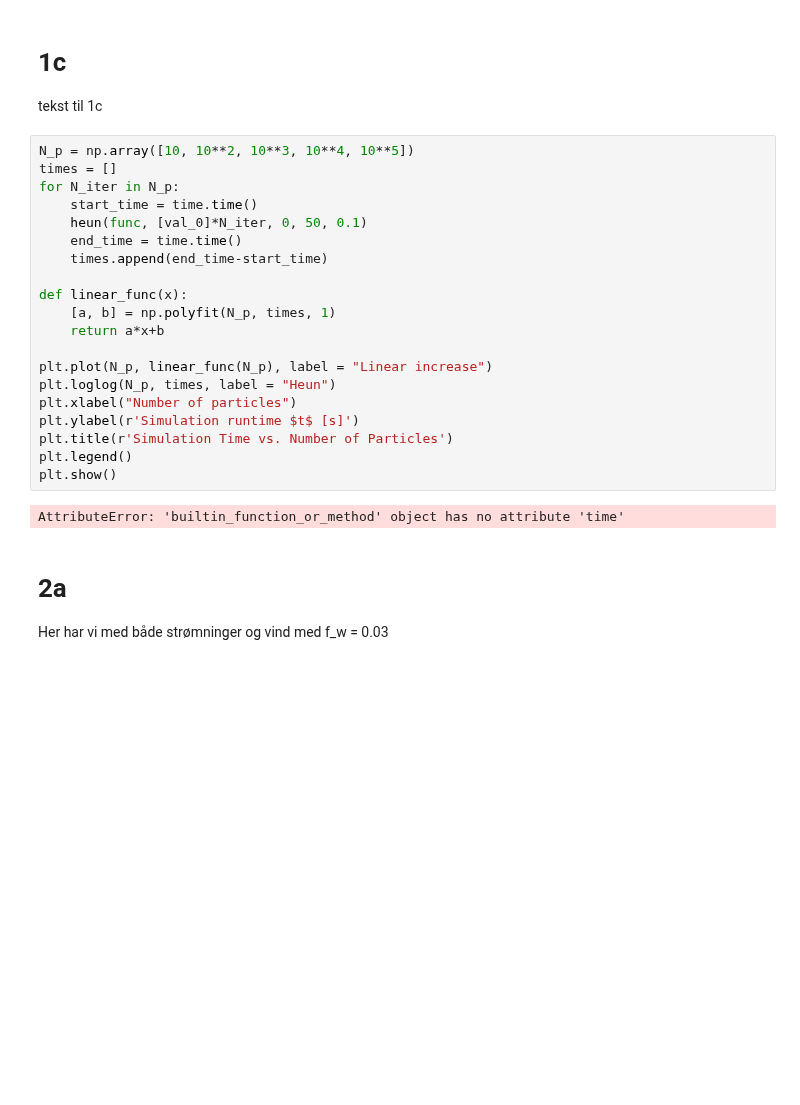
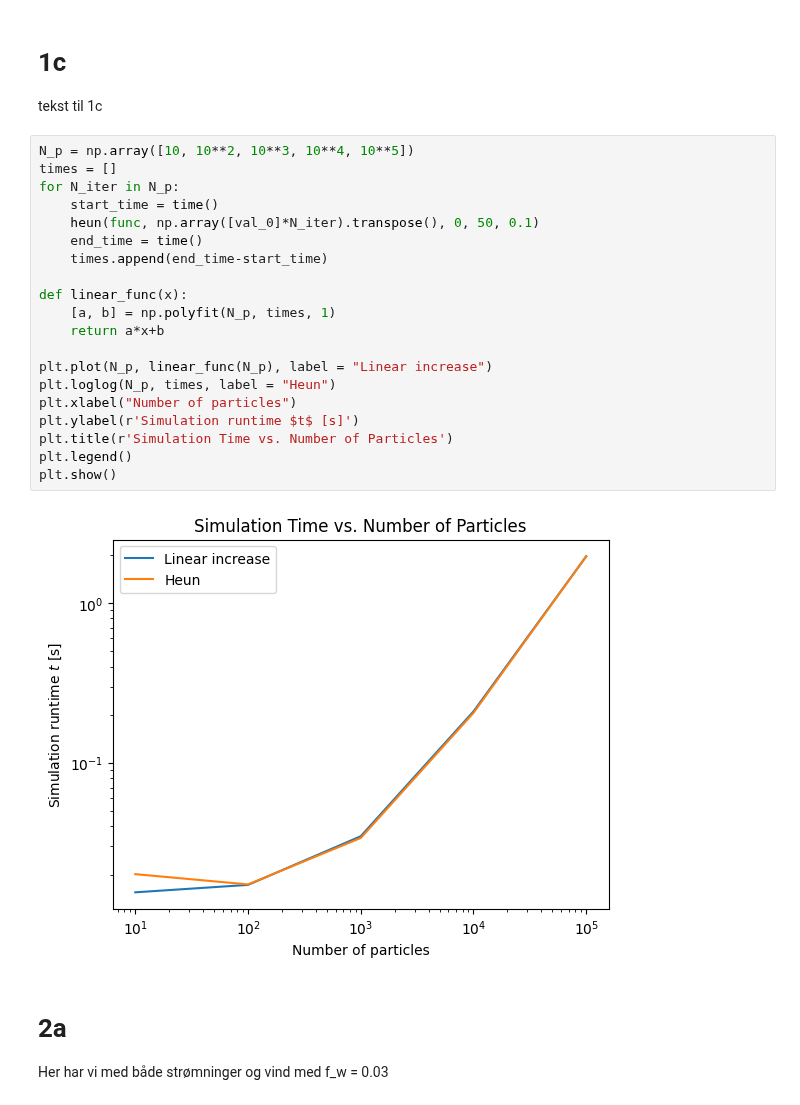
Before and after one commit to OliverRuden/TMA4320-scientific-computing, a Jupyter notebook: main.ipynb, the cells around one changed output. Cells and saved outputs as stored; diff of their text form; blank space fills up the shorter version.

```diff
--- a/main.ipynb
+++ b/main.ipynb
@@ -110,25 +110,25 @@ tekst til 1c
 # %%
 N_p = np.array([10, 10**2, 10**3, 10**4, 10**5])
 times = []
 for N_iter in N_p:
-    start_time = time.time()
-    heun(func, [val_0]*N_iter, 0, 50, 0.1)
-    end_time = time.time()
+    start_time = time()
+    heun(func, np.array([val_0]*N_iter).transpose(), 0, 50, 0.1)
+    end_time = time()
     times.append(end_time-start_time)
 
 def linear_func(x):
     [a, b] = np.polyfit(N_p, times, 1)
     return a*x+b
 
 plt.plot(N_p, linear_func(N_p), label = "Linear increase")
 plt.loglog(N_p, times, label = "Heun")
 plt.xlabel("Number of particles")
 plt.ylabel(r'Simulation runtime $t$ [s]')
 plt.title(r'Simulation Time vs. Number of Particles')
 plt.legend()
 plt.show()
 # %% [output]
-AttributeError: 'builtin_function_or_method' object has no attribute 'time'
+[figure, added]
 # %% [markdown]
 # 2a
 
```
Also changed, not shown: parts of 3 cells of this notebook.
